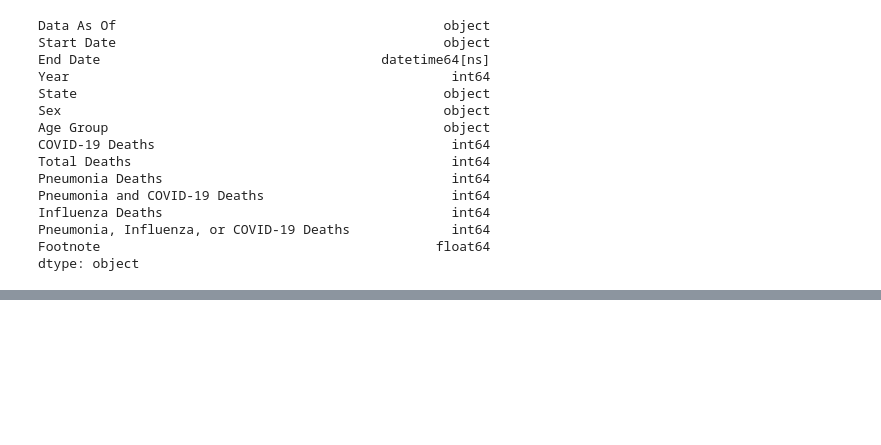
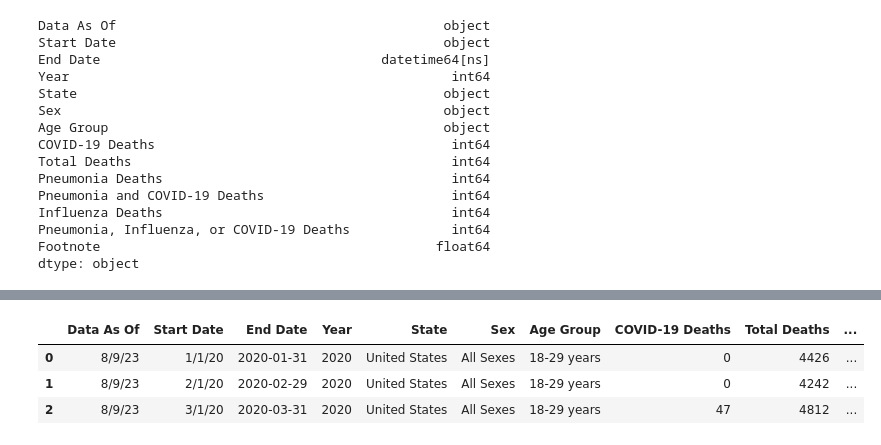
Before and after one commit to devin476/COVID-Birth-Rates, a Jupyter notebook: Age/age_groups_sjs.ipynb, the cells around one changed output, grey strips where cells are left out. Drawn from its saved outputs; the diff is of its cells as text; code cells hidden in the pictures; blank space fills up the shorter version.

```diff
--- a/Visualizations/sully_visualizations/scratch_work/sjs_scratch_work_v3.ipynb
+++ b/Age/age_groups_sjs.ipynb
@@ -95,0 +80,9 @@ fig.show()
+# %%
+age_18_29 = pd.read_csv("../data/18_29_year_old_cleaned.csv", parse_dates=["End Date"])
+age_18_29_df = pd.DataFrame(age_18_29)
+age_18_29_df.sort_values(by="End Date").head(3)
+# %% [output]
+|  | Data As Of | Start Date | End Date | Year | State | Sex | Age Group | COVID-19 Deaths | Total Deaths | ... |
+| 0 | 8/9/23 | 1/1/20 | 2020-01-31 | 2020 | United States | All Sexes | 18-29 years | 0 | 4426 | ... |
+| 1 | 8/9/23 | 2/1/20 | 2020-02-29 | 2020 | United States | All Sexes | 18-29 years | 0 | 4242 | ... |
+| 2 | 8/9/23 | 3/1/20 | 2020-03-31 | 2020 | United States | All Sexes | 18-29 years | 47 | 4812 | ... |
```
Also changed, not shown: parts of 12 cells of this notebook, 33 other files.
